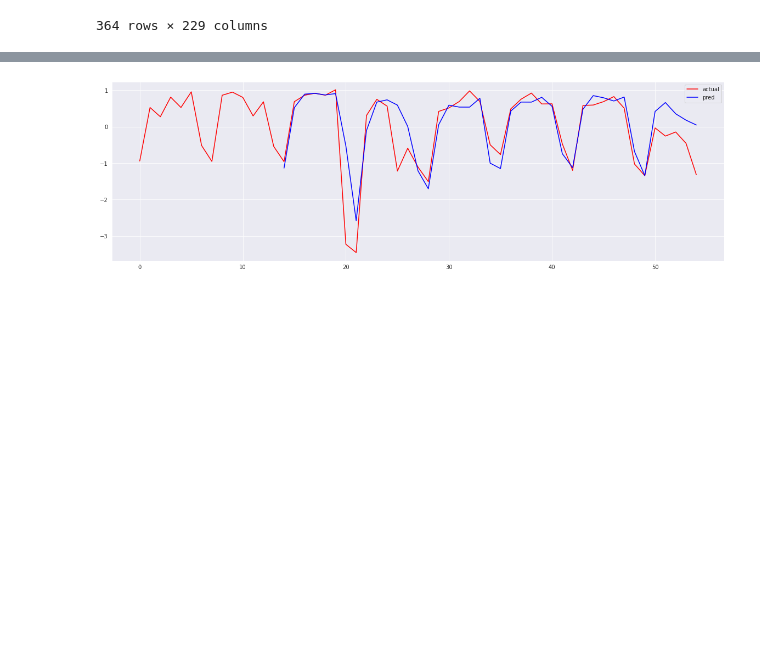
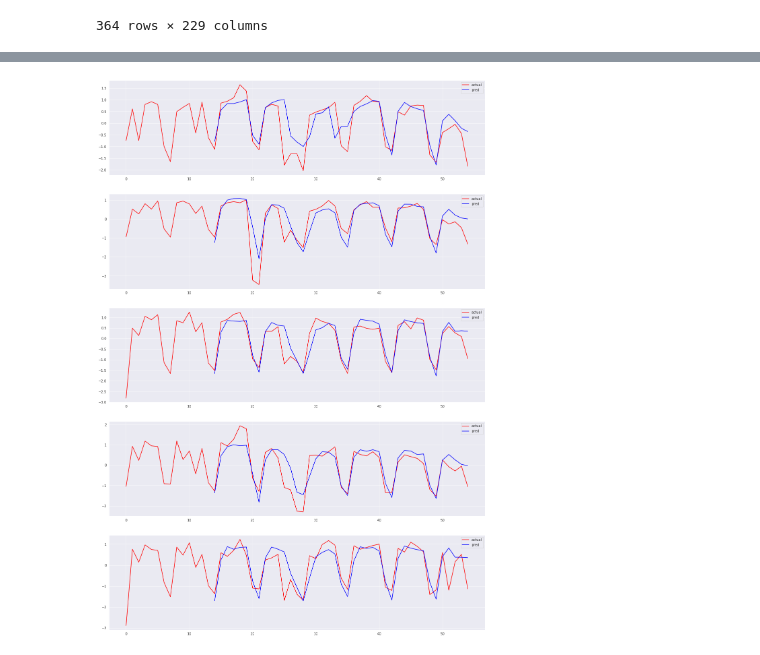
Before and after one commit to Eldervald/traffic-extrapolation, a Jupyter notebook: mta/gnn_forecasting.ipynb, the cells around one changed output, grey strips where cells are left out. Saved outputs shown, nothing was run; the diff lists cells and outputs as text; code cells hidden in the pictures; blank space fills up the shorter version.

```diff
--- a/mta/gnn_forecasting.ipynb
+++ b/mta/gnn_forecasting.ipynb
@@ -181,7 +193,7 @@ def make_dataloaders(train_ds, val_ds, test_ds, batch_size=32, **kwargs):
 
     return train_loader, val_loader, test_loader
 # %%
-train_ds, val_ds, test_ds = make_datasets(df, normalize=True)
+train_ds, val_ds, test_ds = make_datasets(df, pyg_data, normalize=True)
 train_loader, val_loader, test_loader = make_dataloaders(train_ds, val_ds, test_ds)
 # %%
 kek = [x.shape for x in next(iter(train_loader))]
@@ -206,9 +215,9 @@ def test(model, loader, loss_fn, score_fn, device) -> Tuple[float, float]:
 
     outs, ys = [], []
     with torch.no_grad():
-        for X, y in loader:
+        for X, y, edge_index in loader:
             X_gpu, y_gpu = X.to(device), y.to(device)
-            out = model(X_gpu)
+            out = model(X_gpu, edge_index)
 
             outs.append(out)
             ys.append(y_gpu)
@@ -222,8 +231,8 @@ def test(model, loader, loss_fn, score_fn, device) -> Tuple[float, float]:
     ys = scaler.inverse_transform(ys)
     outs = scaler.inverse_transform(outs)
 
-    scores = [score_fn(ys[day], outs[day]).item() for day in range(len(ys))]
-    return mean(losses), mean(scores)
+    day_scores = [score_fn(ys[day], outs[day]).item() for day in range(len(ys))]
+    return mean(losses), mean(day_scores)
 
 
 def train(model, train_loader, val_loader,
@@ -241,10 +250,10 @@ def train(model, train_loader, val_loader,
     for epoch in range(num_epochs + 1):
         model.train()
         losses = []
-        for X, y in train_loader:
+        for X, y, edge_index in train_loader:
             optimizer.zero_grad()
             X_gpu, y_gpu = X.to(device), y.to(device)
-            out = model(X_gpu)
+            out = model(X_gpu, edge_index)
             loss = loss_fn(out, y_gpu)
             losses.append(loss.item())
             loss.backward()
@@ -359,16 +418,15 @@ class RMSELoss(nn.Module):
 NEIGHBORS_NUM = 25
 loss_fn = nn.MSELoss().to(device)
 score = R2Score().to(device)
+model = GNN_LSTMModel().to(device)
 
-
-def run():
+def run(model):
     results = dict()
 
-    model = LSTMModel(14).to(device)
     optimizer = torch.optim.Adam(model.parameters(), lr=1e-2)
 
     model = train(model, train_loader, val_loader,
-        loss_fn, score, optimizer, device, num_epochs=50, plot=True, plot_update_freq=1)
+        loss_fn, score, optimizer, device, num_epochs=50, plot=True, plot_update_freq=5)
 
     # scheduler = torch.optim.lr_scheduler.StepLR(optimizer, 20, gamma=0.9)
 
@@ -383,5 +441,5 @@ def run():
 
     return model
 # %%
-model = run()
+model = run(model)
 # %% [output]
@@ -390,25 +448,29 @@ Type: LSTMModel, Test loss: 0.43, Test score: 0.8607
 # %%
-def evaluate_plot(nodes_num=1):
+def evaluate_plot(nodes_num=5):
     outs, ys = [], []
+    fig, axes = plt.subplots(nodes_num, figsize=(20, nodes_num * 6))
+
     with torch.no_grad():
-        for X, y in test_loader:
+        for X, y, edge_index in test_loader:
             # X = X[:, :, :nodes_num]
             # y = y[:, :nodes_num]
             X_gpu, y_gpu = X.to(device), y.to(device)
-            out = model(X_gpu)
+            out = model(X_gpu, edge_index)
 
             outs.append(out)
             ys.append(y_gpu)
 
         ys = torch.vstack(ys).detach().cpu().numpy()
         outs = torch.vstack(outs).detach().cpu().numpy()
 
-        plt.figure(figsize=(20,6))
-        plt.plot(test_ds.X[:, :nodes_num].detach().numpy(), label='actual', c='r')
-        plt.plot(np.arange(test_ds.window, test_ds.window + len(outs)), outs[:, :nodes_num], label='pred', c='b')
-        plt.legend()
+        for node in range(nodes_num):
+
+            # axes[node].figure(figsize=(20,6))
+            axes[node].plot(test_ds.X[:, node].detach().numpy(), label='actual', c='r')
+            axes[node].plot(np.arange(test_ds.window, test_ds.window + len(outs)), outs[:, node], label='pred', c='b')
+            axes[node].legend()
         plt.show()
 
 evaluate_plot()
 # %% [output]
-[figure, old version]
+[figure, new version]
```
Also changed, not shown: parts of 13 cells of this notebook, 1 other file.
